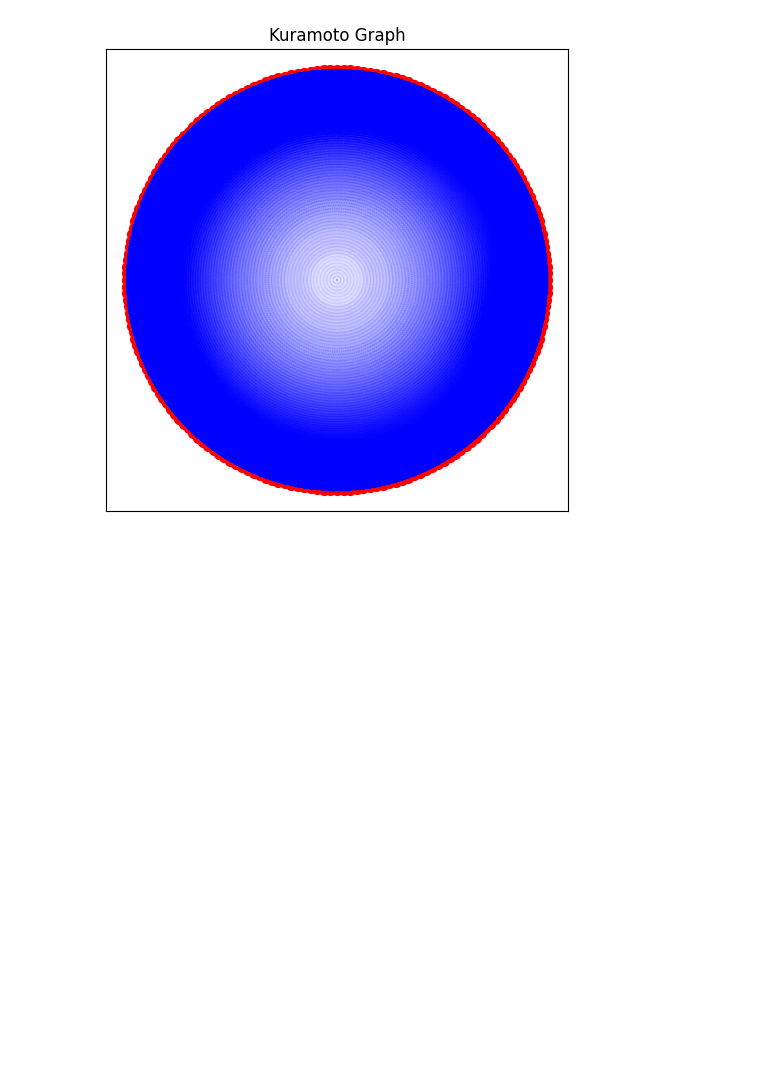
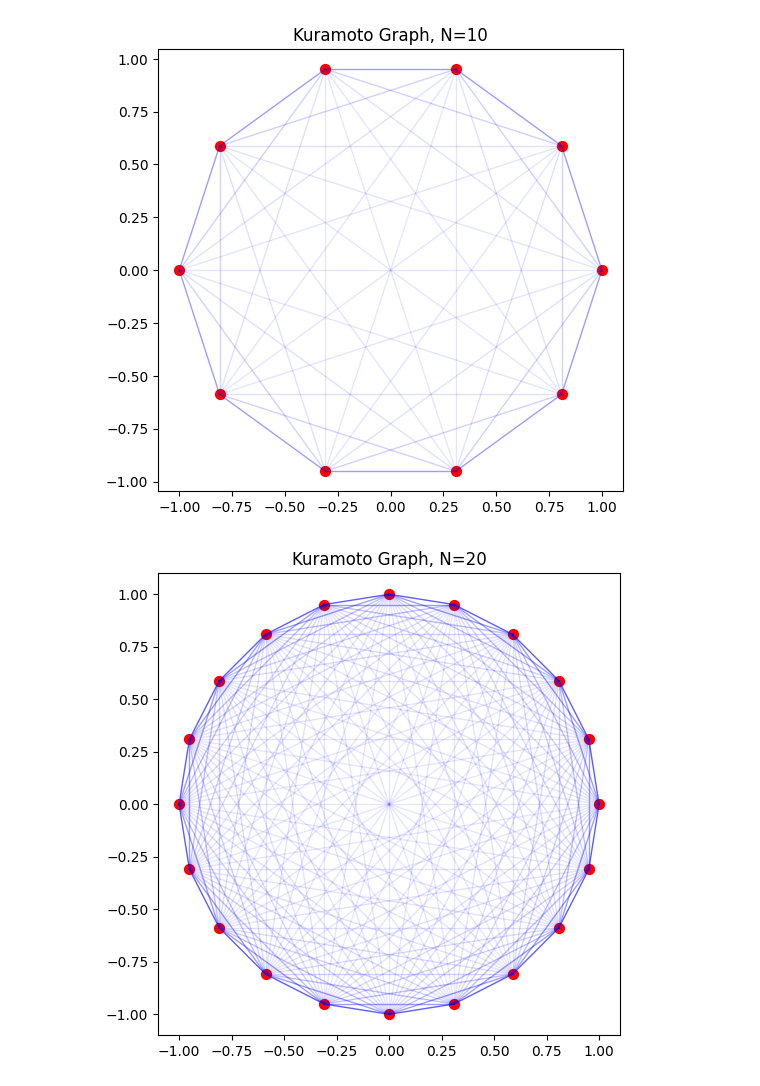
Before and after one commit to VeronicaBolzonella/GraphonKuramotoSolutions, a Jupyter notebook: notebooks/kuramoto_visualization.ipynb, the cells around one changed output. Cells and saved outputs as stored; diff of their text form; code cells hidden in the pictures; blank space fills up the shorter version.

```diff
--- a/notebooks/kuramoto_visualization.ipynb
+++ b/notebooks/kuramoto_visualization.ipynb
@@ -10,13 +10,19 @@ import jax
 import jax.numpy as jnp
 from models.kuramoto_graph import KuramotoGraph
 # %%
-# Suppose G is your KuramotoGraph instance
 G = KuramotoGraph(200)
 
 G.positions()
 G.distances()
-A = G.graphon(k=2, lam=0.5)  # adjacency from graphon
+A = G.distance_based_graphon()  # adjacency from ring graphon
 # %%
-G.plot_graph(G.x, A)
+for i in [10, 20, 50, 200]:
+    G = KuramotoGraph(i)
+
+    G.positions()
+    G.distances()
+    A = G.distance_based_graphon()
+    G.plot_graph(G.x, A)
 # %% [output]
-[figure, old version]
+[figure, new version]
+[figure, added]
```
Also changed, not shown: parts of 8 cells of this notebook, 7 other files.
